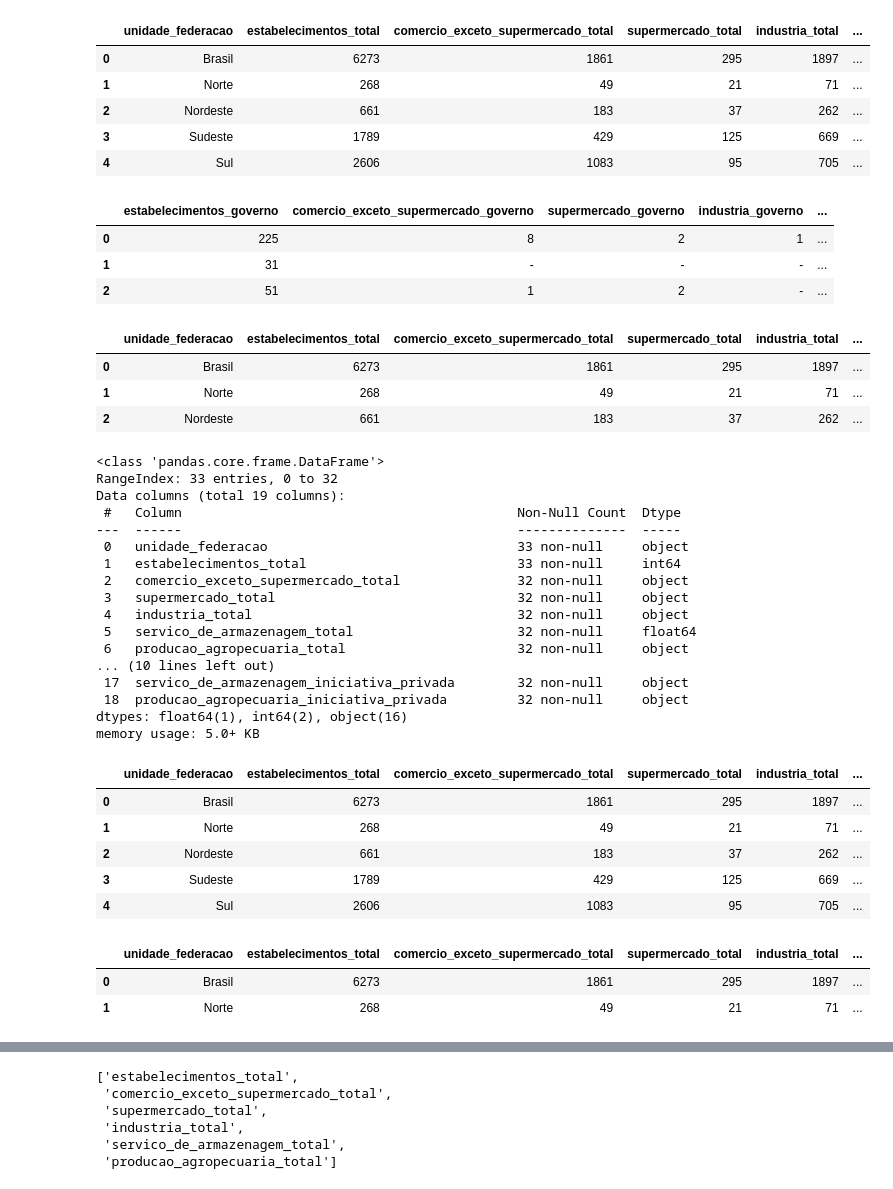
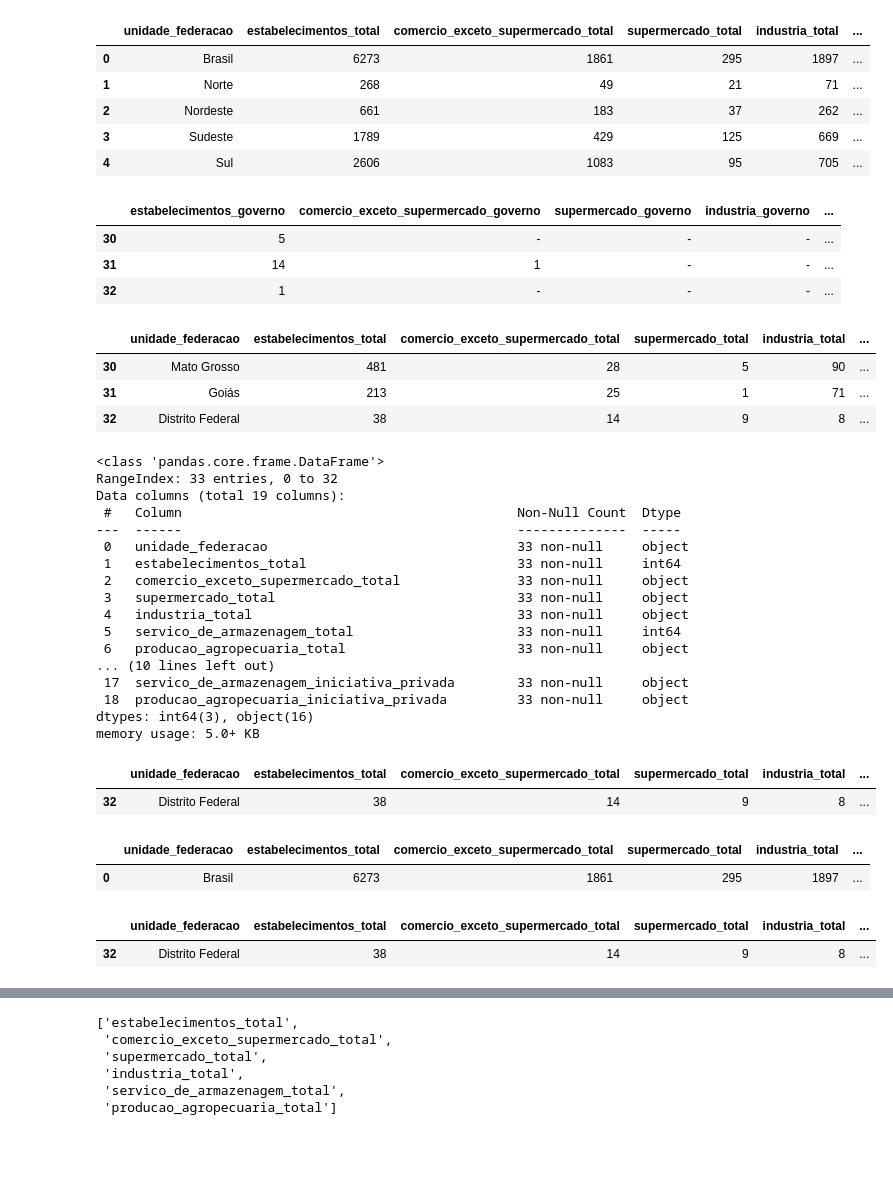
Before and after one commit to Megalonnix/Projeto_Integrador_-PI-_2sem2025, a Jupyter notebook: notebooks/scripts/analiseTabela278 copy.ipynb, the cells around one changed output, grey strips where cells are left out. Cells and saved outputs as stored; diff of their text form; code cells hidden in the pictures; blank space fills up the shorter version.

```diff
--- a/notebooks/scripts/analiseTabela278 copy.ipynb
+++ b/notebooks/scripts/analiseTabela278 copy.ipynb
@@ -129,6 +114,12 @@ substitutos_coluna_C.head(6)
 # %%
-substitutos_coluna_A = pd.DataFrame(list(coluna_A.unique()), columns=['unidade_federacao'])
-substitutos_coluna_A.head()
+# Até o momento nem usei esse dataframr
+# com as unidades federais:
+
+substitutos_coluna_A = pd.DataFrame(
+    list(coluna_A.unique()),
+    columns=['unidade_federacao'])
+
+substitutos_coluna_A
 # %% [output]
 |  | unidade_federacao |
 | 0 | Brasil |
@@ -156,7 +158,7 @@ novo_df.head()
 | 3 | Sudeste | 1789 | 429 | 125 | 669 | ... |
 | 4 | Sul | 2606 | 1083 | 95 | 705 | ... |
 # %%
-coluna_D = [ cell[0].value for cell in sheet['D7':'D199']]
+coluna_D = [ cell[0].value for cell in sheet['D7':'D204']]
 # %%
 listaDividida = \
     [coluna_D[i:i+6] for i in range(0, len(coluna_D), 6)]
@@ -169,22 +171,22 @@ novo_df_2 = pd.DataFrame(listaDividida, columns=[
     'servico_de_armazenagem_governo',
     'producao_agropecuaria_governo'])
 # %%
-novo_df_2.head(3)
+novo_df_2.tail(3)
 # %% [output]
 |  | estabelecimentos_governo | comercio_exceto_supermercado_governo | supermercado_governo | industria_governo | ... |
-| 0 | 225 | 8 | 2 | 1 | ... |
-| 1 | 31 | - | - | - | ... |
-| 2 | 51 | 1 | 2 | - | ... |
+| 30 | 5 | - | - | - | ... |
+| 31 | 14 | 1 | - | - | ... |
+| 32 | 1 | - | - | - | ... |
 # %%
 novo_df = pd.concat([novo_df, novo_df_2], axis=1)
-novo_df.head(3)
+novo_df.tail(3)
 # %% [output]
 |  | unidade_federacao | estabelecimentos_total | comercio_exceto_supermercado_total | supermercado_total | industria_total | ... |
-| 0 | Brasil | 6273 | 1861 | 295 | 1897 | ... |
-| 1 | Norte | 268 | 49 | 21 | 71 | ... |
-| 2 | Nordeste | 661 | 183 | 37 | 262 | ... |
+| 30 | Mato Grosso | 481 | 28 | 5 | 90 | ... |
+| 31 | Goiás | 213 | 25 | 1 | 71 | ... |
+| 32 | Distrito Federal | 38 | 14 | 9 | 8 | ... |
 # %%
-coluna_E = [ cell[0].value for cell in sheet['E7':'E199']]
+coluna_E = [ cell[0].value for cell in sheet['E7':'E204']]
 
 listaDividida = \
     [coluna_E[i:i+6] for i in range(0, len(coluna_E), 6)]
@@ -208,35 +210,35 @@ Data columns (total 19 columns):
 ---  ------                                           --------------  -----
  0   unidade_federacao                                33 non-null     object
  1   estabelecimentos_total                           33 non-null     int64
- 2   comercio_exceto_supermercado_total               32 non-null     object
- 3   supermercado_total                               32 non-null     object
- 4   industria_total                                  32 non-null     object
- 5   servico_de_armazenagem_total                     32 non-null     float64
- 6   producao_agropecuaria_total                      32 non-null     object
+ 2   comercio_exceto_supermercado_total               33 non-null     object
+ 3   supermercado_total                               33 non-null     object
+ 4   industria_total                                  33 non-null     object
+ 5   servico_de_armazenagem_total                     33 non-null     int64
+ 6   producao_agropecuaria_total                      33 non-null     object
 ... (10 lines left out)
- 17  servico_de_armazenagem_iniciativa_privada        32 non-null     object
- 18  producao_agropecuaria_iniciativa_privada         32 non-null     object
-dtypes: float64(1), int64(2), object(16)
+ 17  servico_de_armazenagem_iniciativa_privada        33 non-null     object
+ 18  producao_agropecuaria_iniciativa_privada         33 non-null     object
+dtypes: int64(3), object(16)
 memory usage: 5.0+ KB
 # %%
-novo_df.head()
+novo_df.tail(1)
 # %% [output]
 |  | unidade_federacao | estabelecimentos_total | comercio_exceto_supermercado_total | supermercado_total | industria_total | ... |
-| 0 | Brasil | 6273 | 1861 | 295 | 1897 | ... |
-| 1 | Norte | 268 | 49 | 21 | 71 | ... |
-| 2 | Nordeste | 661 | 183 | 37 | 262 | ... |
-| 3 | Sudeste | 1789 | 429 | 125 | 669 | ... |
-| 4 | Sul | 2606 | 1083 | 95 | 705 | ... |
+| 32 | Distrito Federal | 38 | 14 | 9 | 8 | ... |
 # %%
 lista_tiposArmazem = ['Armazéns Convencionais, estruturais e infláveis' for i in range(len(novo_df))]
 lista_tiposArmazem = pd.DataFrame(lista_tiposArmazem, columns=['categoria_armazem'])
 # %%
 novo_df = pd.concat([novo_df, lista_tiposArmazem], axis=1)
-novo_df.head(2)
+novo_df.head(1)
 # %% [output]
 |  | unidade_federacao | estabelecimentos_total | comercio_exceto_supermercado_total | supermercado_total | industria_total | ... |
 | 0 | Brasil | 6273 | 1861 | 295 | 1897 | ... |
-| 1 | Norte | 268 | 49 | 21 | 71 | ... |
+# %%
+novo_df.tail(1)
+# %% [output]
+|  | unidade_federacao | estabelecimentos_total | comercio_exceto_supermercado_total | supermercado_total | industria_total | ... |
+| 32 | Distrito Federal | 38 | 14 | 9 | 8 | ... |
 # %%
 novo_df.info()
 # %% [output]
```
Also changed, not shown: parts of 22 cells of this notebook, 2 other files.
